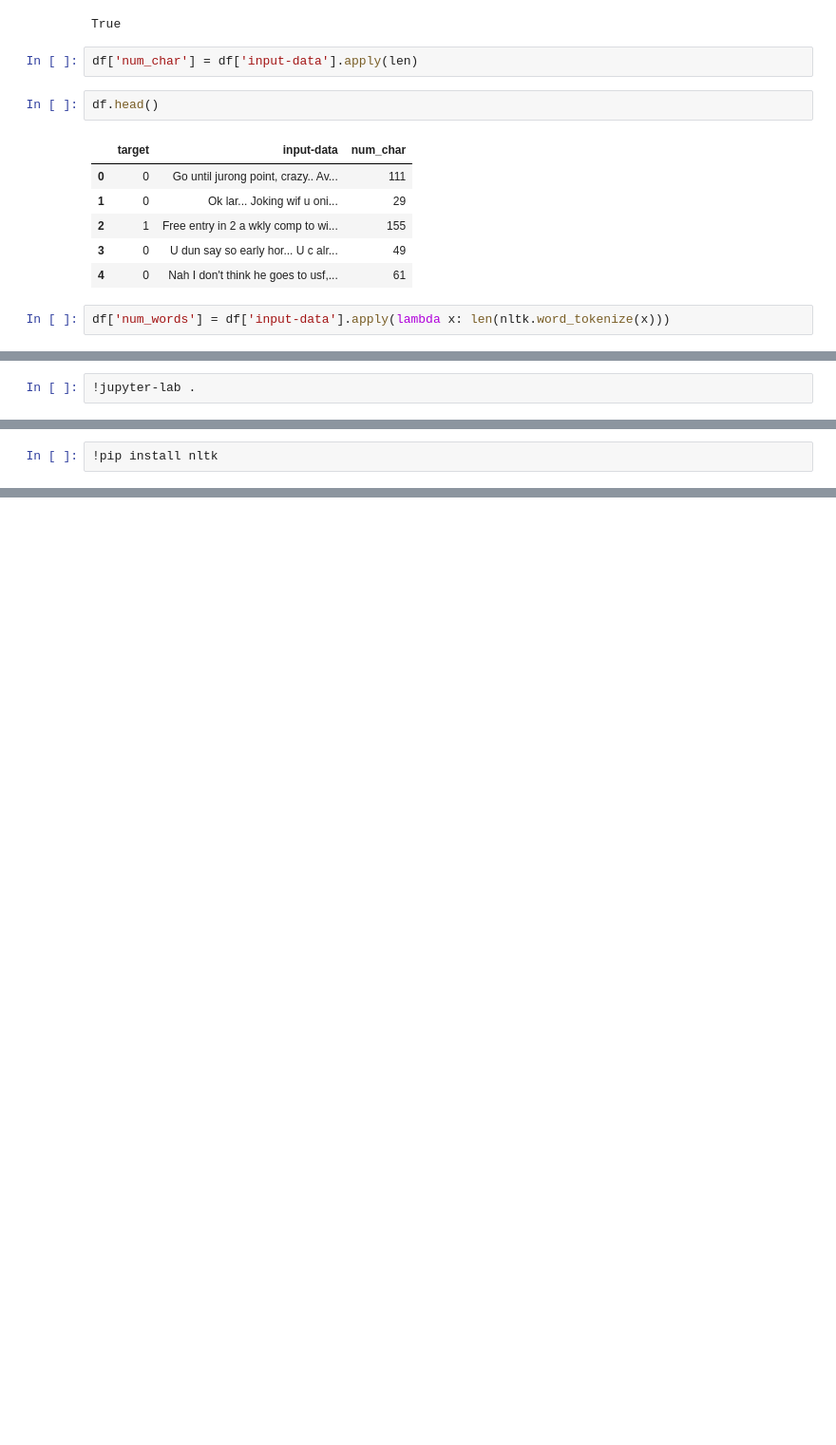
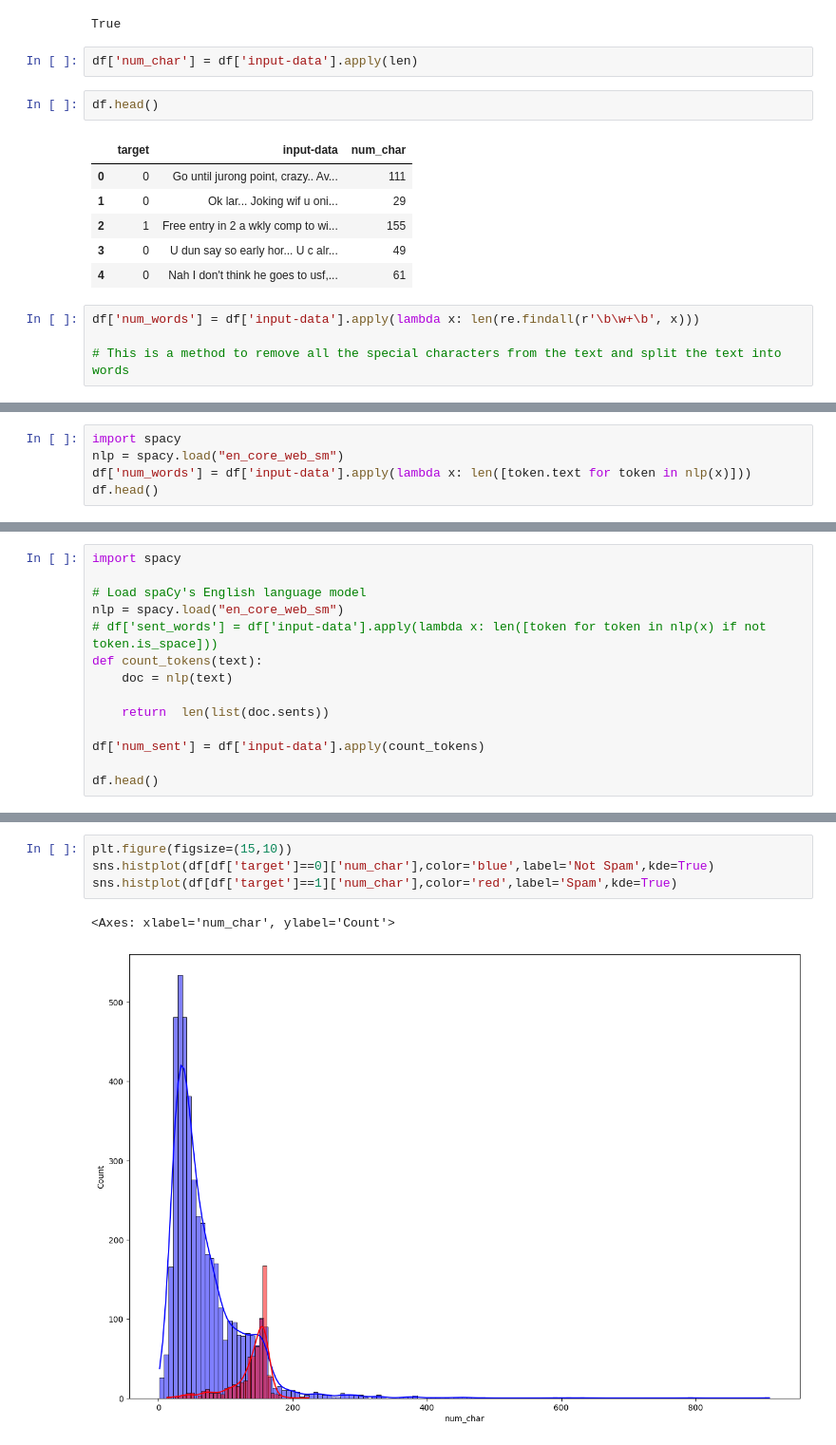
Before and after one commit to ashokumar06/Spam-Detector, a Jupyter notebook: main.ipynb, the cells around one changed output, grey strips where cells are left out. Shown: that part at 95% size. Drawn from its saved outputs; the diff is of its cells as text; blank space fills up the shorter version.

```diff
--- a/main.ipynb
+++ b/main.ipynb
@@ -187,4 +186,6 @@ df.head()
 | 3 | 0 | U dun say so early hor... U c alr... | 49 |
 | 4 | 0 | Nah I don't think he goes to usf,... | 61 |
 # %%
-df['num_words'] = df['input-data'].apply(lambda x: len(nltk.word_tokenize(x)))
+df['num_words'] = df['input-data'].apply(lambda x: len(re.findall(r'\b\w+\b', x)))
+
+# This is a method to remove all the special characters from the text and split the text into words
@@ -196,3 +192,6 @@ LookupError:
 # %%
-!jupyter-lab .
+import spacy
+nlp = spacy.load("en_core_web_sm")
+df['num_words'] = df['input-data'].apply(lambda x: len([token.text for token in nlp(x)]))
+df.head()
 # %% [output]
@@ -216,3 +204,15 @@ Fail to get yarn configuration. Expecting value: line 1 column 1 (char 0)
 # %%
-!pip install nltk
+import spacy
+
+# Load spaCy's English language model
+nlp = spacy.load("en_core_web_sm")
+# df['sent_words'] = df['input-data'].apply(lambda x: len([token for token in nlp(x) if not token.is_space]))
+def count_tokens(text):
+    doc = nlp(text)
+
+    return  len(list(doc.sents))
+
+df['num_sent'] = df['input-data'].apply(count_tokens)
+
+df.head()
 # %% [output]
@@ -229,0 +264,7 @@ ModuleNotFoundError: No module named 'nltk'
+# %%
+plt.figure(figsize=(15,10))
+sns.histplot(df[df['target']==0]['num_char'],color='blue',label='Not Spam',kde=True)
+sns.histplot(df[df['target']==1]['num_char'],color='red',label='Spam',kde=True)
+# %% [output]
+<Axes: xlabel='num_char', ylabel='Count'>
+[figure, added]
```
Also changed, not shown: parts of 26 cells of this notebook.
